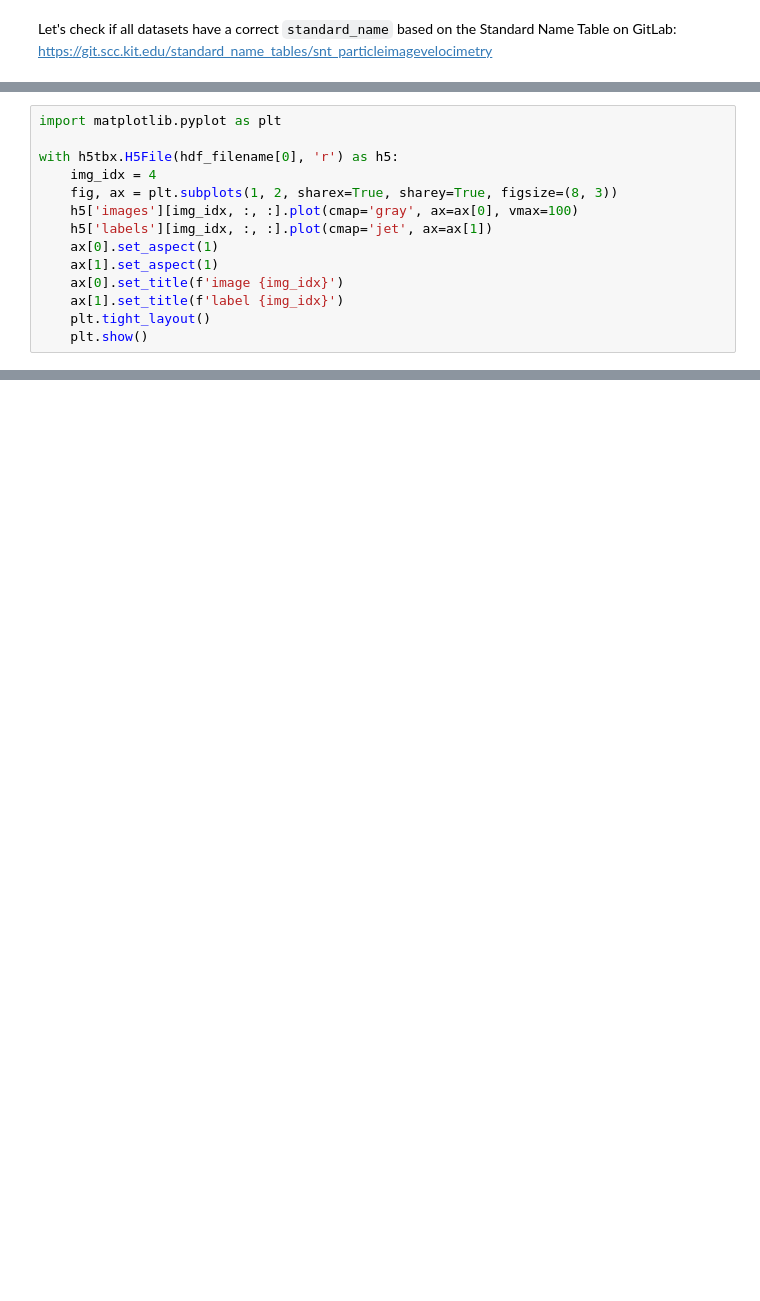
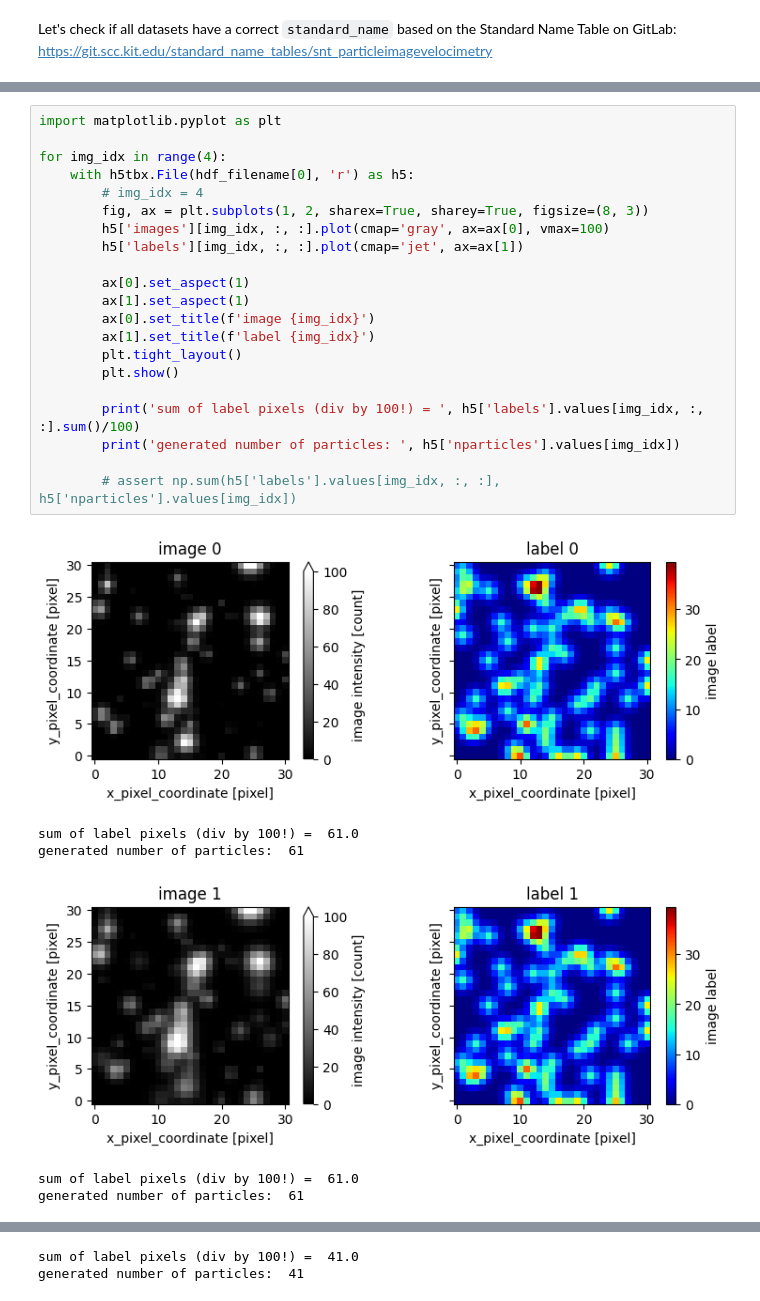
Before and after one commit to matthiasprobst/synpivimage, a Jupyter notebook: examples/generate_datasets.ipynb, the cells around one changed output, grey strips where cells are left out. Cells and saved outputs as stored; diff of their text form; blank space fills up the shorter version.

```diff
--- a/examples/generate_datasets.ipynb
+++ b/examples/generate_datasets.ipynb
@@ -78,14 +124,28 @@ Plot particle image and labels together:
 # %%
 import matplotlib.pyplot as plt
 
-with h5tbx.H5File(hdf_filename[0], 'r') as h5:
-    img_idx = 4
-    fig, ax = plt.subplots(1, 2, sharex=True, sharey=True, figsize=(8, 3))
-    h5['images'][img_idx, :, :].plot(cmap='gray', ax=ax[0], vmax=100)
-    h5['labels'][img_idx, :, :].plot(cmap='jet', ax=ax[1])
-    ax[0].set_aspect(1)
-    ax[1].set_aspect(1)
-    ax[0].set_title(f'image {img_idx}')
-    ax[1].set_title(f'label {img_idx}')
-    plt.tight_layout()
-    plt.show()
+for img_idx in range(4):
+    with h5tbx.File(hdf_filename[0], 'r') as h5:
+        # img_idx = 4
+        fig, ax = plt.subplots(1, 2, sharex=True, sharey=True, figsize=(8, 3))
+        h5['images'][img_idx, :, :].plot(cmap='gray', ax=ax[0], vmax=100)
+        h5['labels'][img_idx, :, :].plot(cmap='jet', ax=ax[1])
+
+        ax[0].set_aspect(1)
+        ax[1].set_aspect(1)
+        ax[0].set_title(f'image {img_idx}')
+        ax[1].set_title(f'label {img_idx}')
+        plt.tight_layout()
+        plt.show()
+
+        print('sum of label pixels (div by 100!) = ', h5['labels'].values[img_idx, :, :].sum()/100)
+        print('generated number of particles: ', h5['nparticles'].values[img_idx])
+
+        # assert np.sum(h5['labels'].values[img_idx, :, :], h5['nparticles'].values[img_idx])
+# %% [output]
+[figure, added]
+sum of label pixels (div by 100!) =  61.0
+generated number of particles:  61
+[figure, added]
+sum of label pixels (div by 100!) =  61.0
+generated number of particles:  61
@@ -91,0 +153,2 @@ with h5tbx.H5File(hdf_filename[0], 'r') as h5:
+sum of label pixels (div by 100!) =  41.0
+generated number of particles:  41
```
Also changed, not shown: parts of 22 cells of this notebook, 5 other files.
